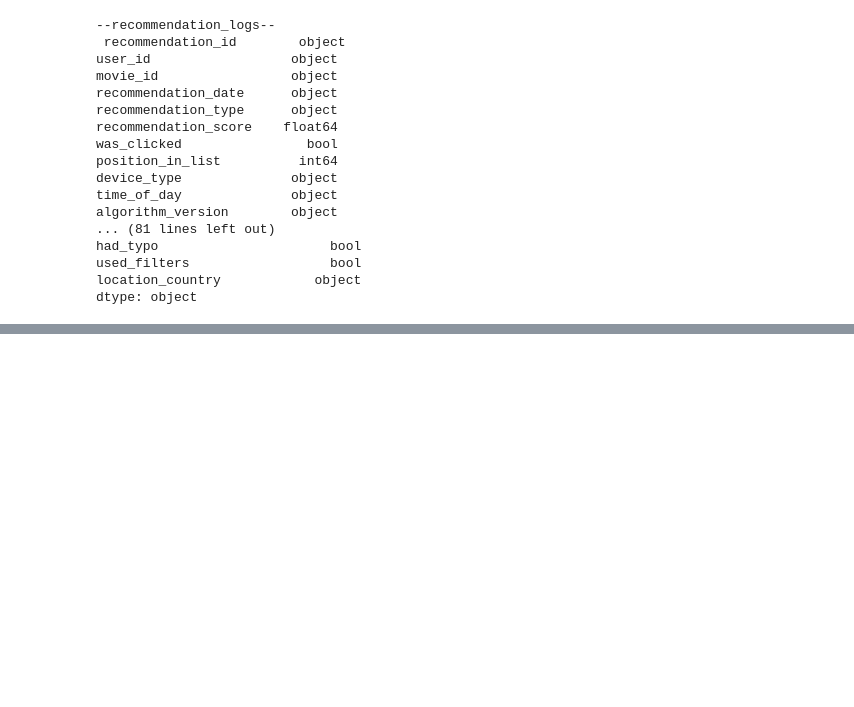
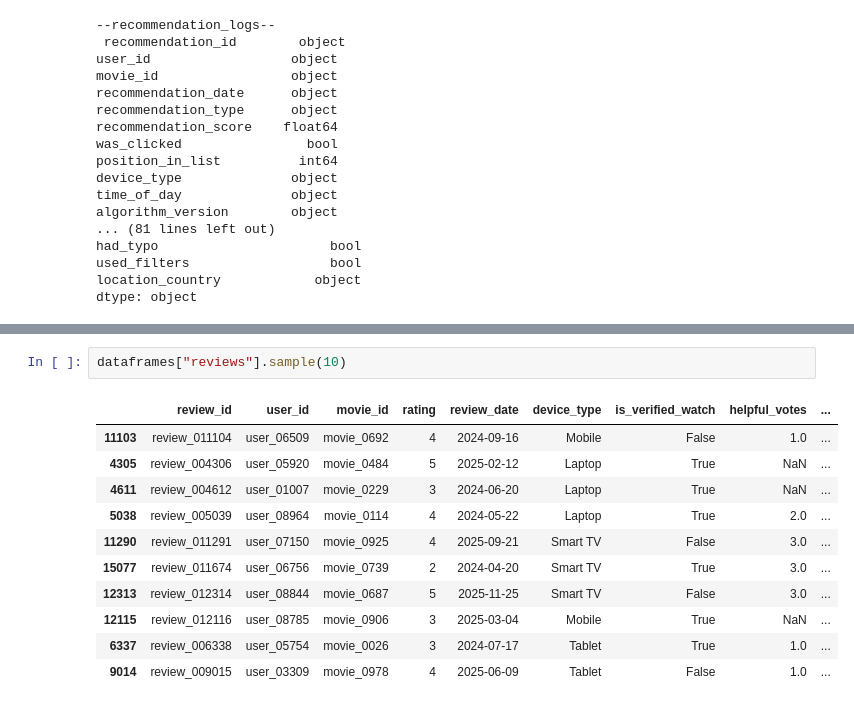
Before and after one commit to qlfzn/netflix-data-pipeline, a Jupyter notebook: notebook/eda.ipynb, the cells around one changed output, grey strips where cells are left out. Saved outputs shown, nothing was run; the diff lists cells and outputs as text; blank space fills up the shorter version.

```diff
--- a/notebook/eda.ipynb
+++ b/notebook/eda.ipynb
@@ -60,0 +89,14 @@ dtype: object
+# %%
+dataframes["reviews"].sample(10)
+# %% [output]
+|  | review_id | user_id | movie_id | rating | review_date | device_type | is_verified_watch | helpful_votes | ... |
+| 11103 | review_011104 | user_06509 | movie_0692 | 4 | 2024-09-16 | Mobile | False | 1.0 | ... |
+| 4305 | review_004306 | user_05920 | movie_0484 | 5 | 2025-02-12 | Laptop | True | NaN | ... |
+| 4611 | review_004612 | user_01007 | movie_0229 | 3 | 2024-06-20 | Laptop | True | NaN | ... |
+| 5038 | review_005039 | user_08964 | movie_0114 | 4 | 2024-05-22 | Laptop | True | 2.0 | ... |
+| 11290 | review_011291 | user_07150 | movie_0925 | 4 | 2025-09-21 | Smart TV | False | 3.0 | ... |
+| 15077 | review_011674 | user_06756 | movie_0739 | 2 | 2024-04-20 | Smart TV | True | 3.0 | ... |
+| 12313 | review_012314 | user_08844 | movie_0687 | 5 | 2025-11-25 | Smart TV | False | 3.0 | ... |
+| 12115 | review_012116 | user_08785 | movie_0906 | 3 | 2025-03-04 | Mobile | True | NaN | ... |
+| 6337 | review_006338 | user_05754 | movie_0026 | 3 | 2024-07-17 | Tablet | True | 1.0 | ... |
+| 9014 | review_009015 | user_03309 | movie_0978 | 4 | 2025-06-09 | Tablet | False | 1.0 | ... |
```
Also changed, not shown: parts of 6 cells of this notebook, 4 other files.
